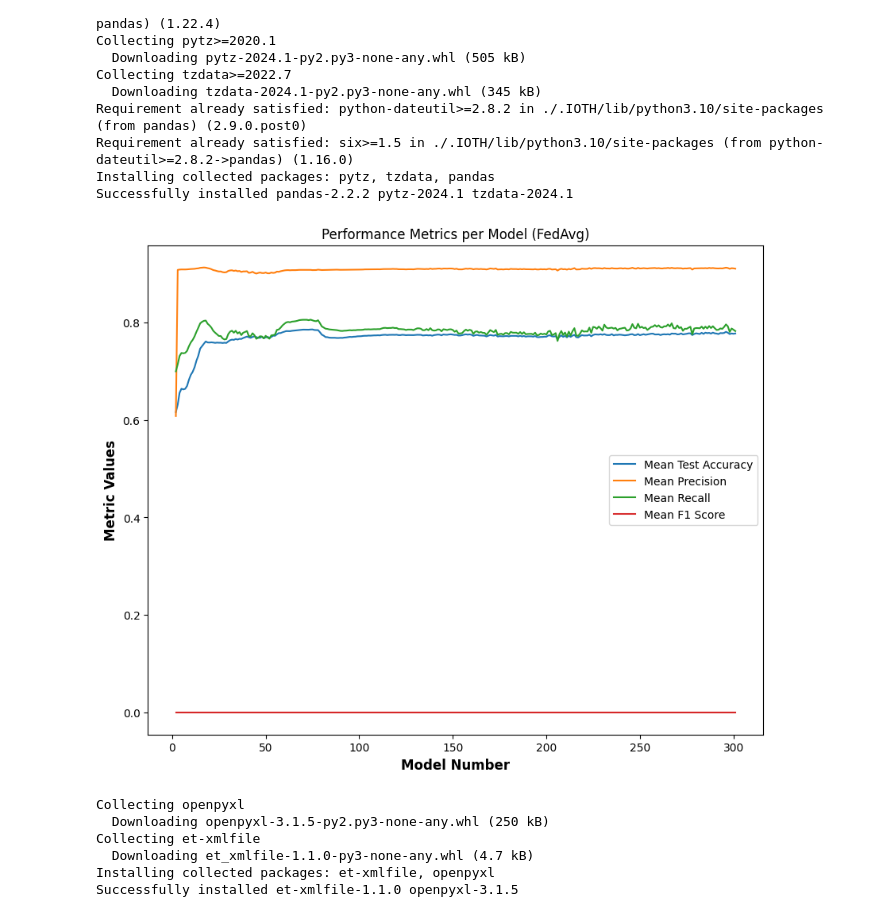
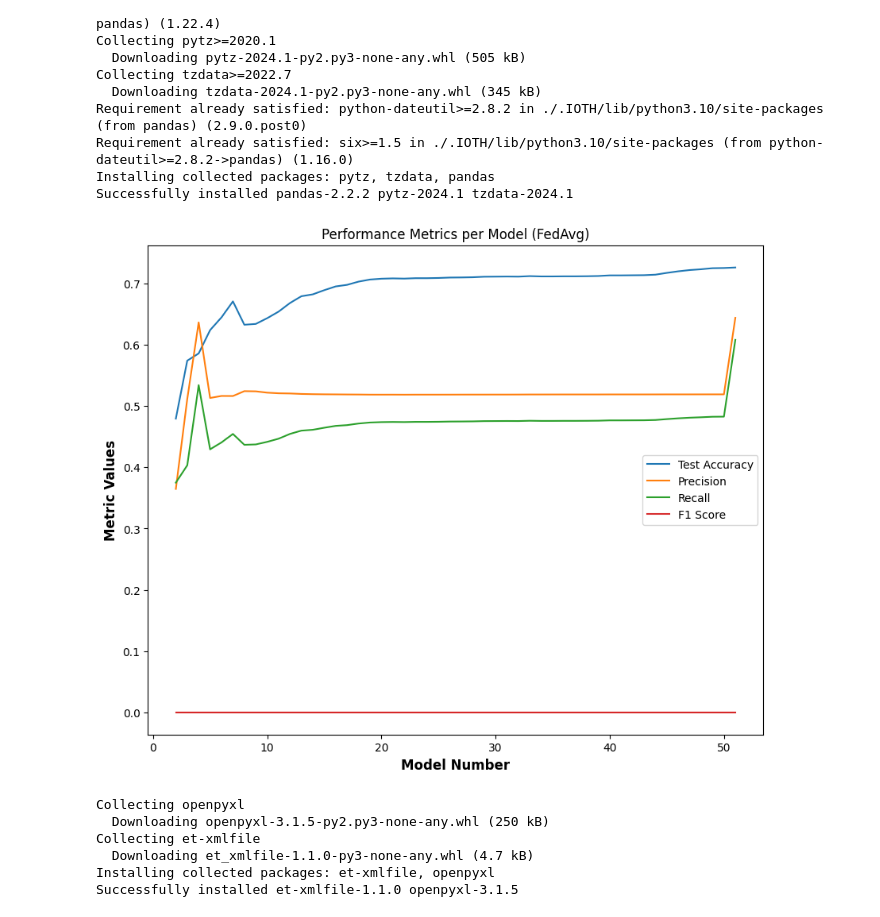
Before and after one commit to atefeharemian/fedn, a Jupyter notebook: examples/IOT/API_Example.ipynb, the cells around one changed output. Saved outputs shown, nothing was run; the diff lists cells and outputs as text; code cells hidden in the pictures.

```diff
--- a/examples/IOT/API_Example.ipynb
+++ b/examples/IOT/API_Example.ipynb
@@ -25,7 +25,7 @@ client.set_active_package('package.tgz', 'numpyhelper')
 # %% [markdown]
 Initialize FEDn with the compute package and seed model. Note that these files needs to be created separately by follwing instructions in the README.
 # %%
-client.set_active_package('package.tgz', 'numpyhelper')
+#client.set_active_package('package.tgz', 'numpyhelper')
 client.set_active_model('seed.npz')
 seed_model = client.get_active_model()
 print(seed_model)
@@ -123,7 +125,7 @@ import matplotlib.pyplot as plt
 import pandas as pd
 
 # Assuming 'client' is predefined and has the necessary methods
-session_id = "experiment001"
+session_id = "experiment04"
 models = client.get_model_trail()  # Ensure this function exists and is correctly named
 
 acc = []
@@ -144,42 +146,42 @@ for model in models:
         a.append(metrics.get('test_accuracy', 0))
         p.append(metrics.get('precision', 0))
         r.append(metrics.get('recall', 0))
         f1.append(metrics.get('f1_score', 0))
 
     acc.append(a)
     precisions.append(p)
     recalls.append(r)
     f1_scores.append(f1)
 
 mean_acc = [np.mean(x) for x in acc]
 mean_precisions = [np.mean(x) for x in precisions]
 mean_recalls = [np.mean(x) for x in recalls]
 mean_f1_scores = [np.mean(x) for x in f1_scores]
 
 # Plotting all metrics
 x = range(1, len(mean_acc)+1)
 plt.figure(figsize=(10, 8))
-plt.plot(x, mean_acc, label='Mean Test Accuracy')
-plt.plot(x, mean_precisions, label='Mean Precision')
-plt.plot(x, mean_recalls, label='Mean Recall')
-plt.plot(x, mean_f1_scores, label='Mean F1 Score')
+plt.plot(x, mean_acc, label='Test Accuracy')
+plt.plot(x, mean_precisions, label='Precision')
+plt.plot(x, mean_recalls, label='Recall')
+plt.plot(x, mean_f1_scores, label='F1 Score')
 
 plt.xlabel('Model Number', fontdict={'fontsize': 12, 'fontweight': 'bold'})
 plt.ylabel('Metric Values', fontdict={'fontsize': 12, 'fontweight': 'bold'})
 plt.title('Performance Metrics per Model (FedAvg)')
 plt.legend()
-plt.savefig('model_metrics_plot_test_300R_epoch10_B128_LR0001.png')  # Save the plot
+plt.savefig('model_metrics_plot_test_50R_epoch2_B256_LR01_kf20.png')  # Save the plot
 plt.show()
 
 # Saving metrics to CSV
 data = {
-    'Mean Test Accuracy': mean_acc,
-    'Mean Precision': mean_precisions,
-    'Mean Recall': mean_recalls,
-    'Mean F1 Score': mean_f1_scores
+    'Test Accuracy': mean_acc,
+    'Precision': mean_precisions,
+    'Recall': mean_recalls,
+    'F1 Score': mean_f1_scores
 }
 df = pd.DataFrame(data)
-df.to_csv('model_metrics_test_300_epoch10_B128_LR0001.csv', index=False)
+df.to_csv('model_metrics_test_50_epoch2_B256_LR01_kf20.csv', index=False)
 # %% [output]
-[figure, old version]
+[figure, new version]
 # %%
```
Also changed, not shown: parts of 7 cells of this notebook, 26 other files.
